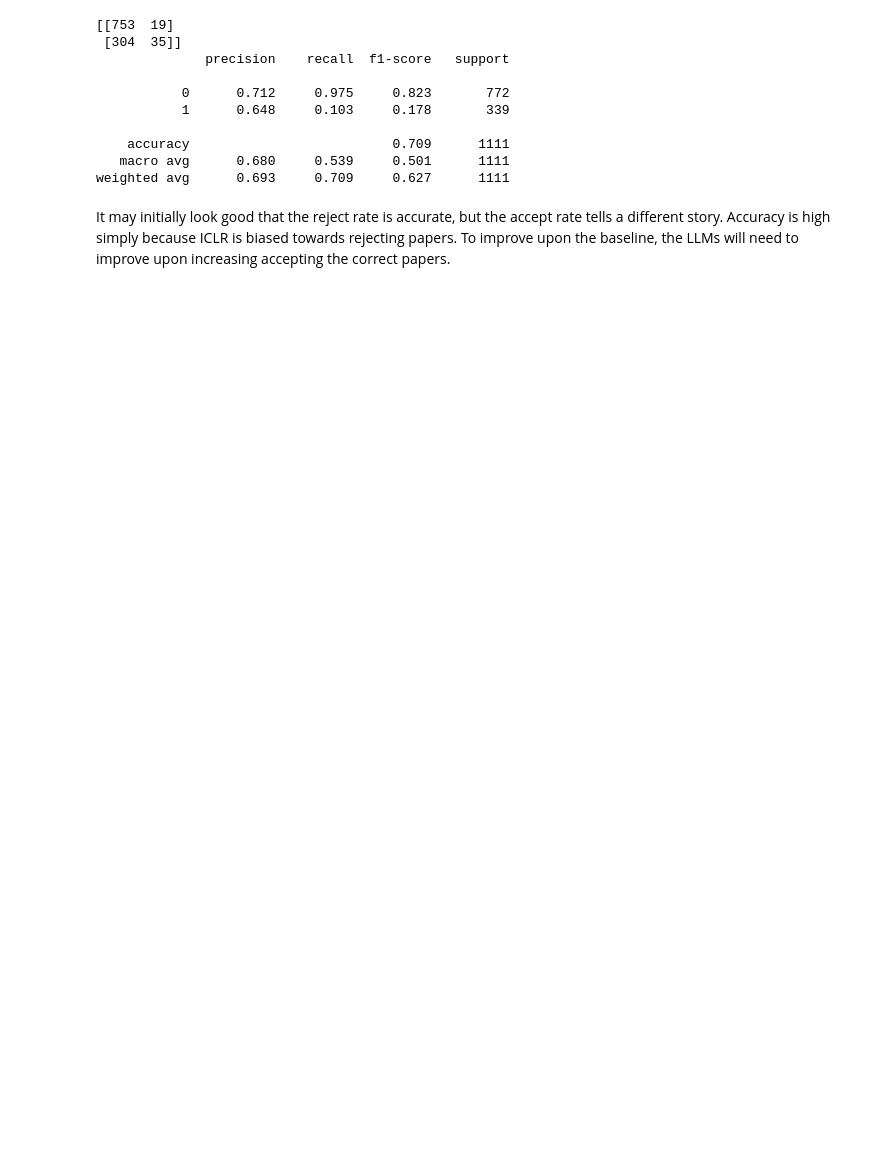
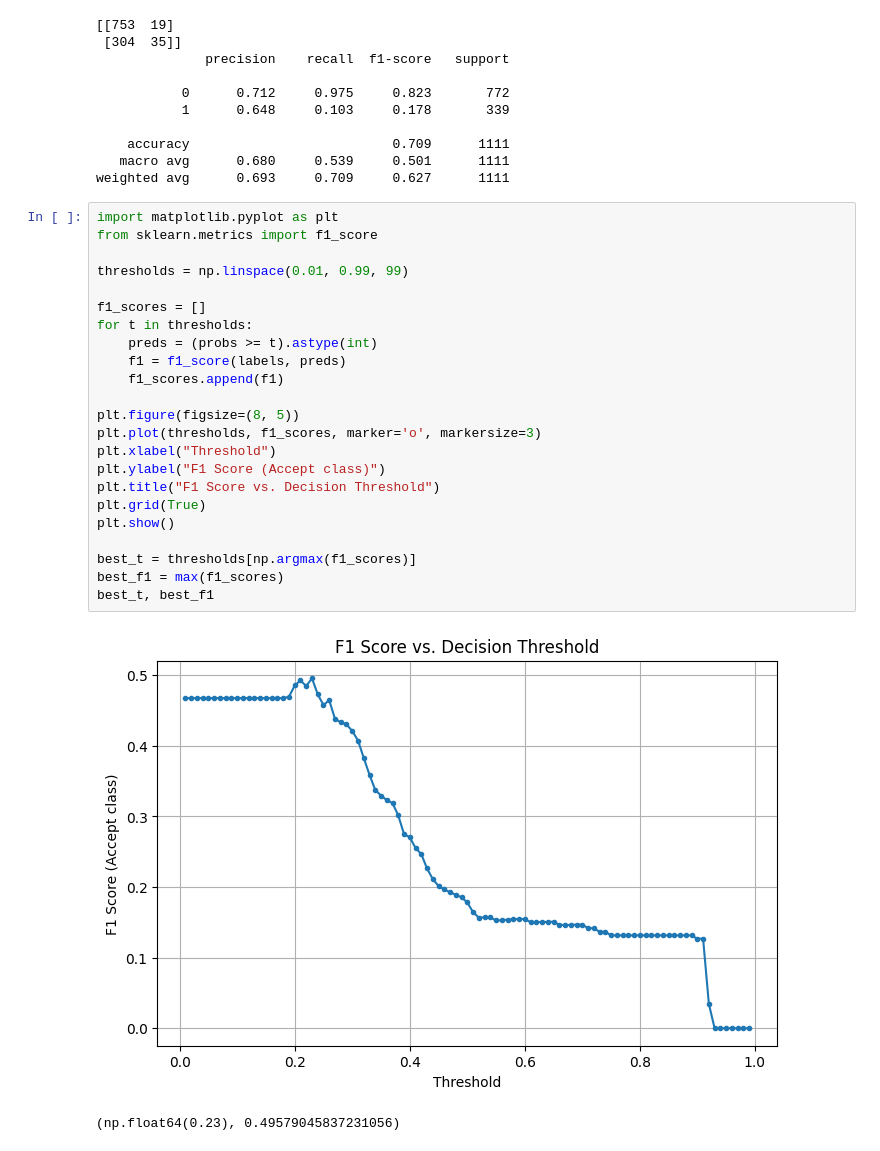
Before and after one commit to samallari/llm-aspr, a Jupyter notebook: notebooks/baseline_bert_classifier.ipynb, the cells around one changed output. Saved outputs shown, nothing was run; the diff lists cells and outputs as text; blank space fills up the shorter version.

Commit message:
Update baseline_bert_classifier.ipynb
Added extra evaluation plots

```diff
--- a/notebooks/baseline_bert_classifier.ipynb
+++ b/notebooks/baseline_bert_classifier.ipynb
@@ -243,5 +243,29 @@ print(classification_report(labels, y_pred, digits=3))
     accuracy                          0.709      1111
    macro avg      0.680     0.539     0.501      1111
 weighted avg      0.693     0.709     0.627      1111
-# %% [markdown]
-It may initially look good that the reject rate is accurate, but the accept rate tells a different story. Accuracy is high simply because ICLR is biased towards rejecting papers. To improve upon the baseline, the LLMs will need to improve upon increasing accepting the correct papers.
+# %%
+import matplotlib.pyplot as plt
+from sklearn.metrics import f1_score
+
+thresholds = np.linspace(0.01, 0.99, 99)
+
+f1_scores = []
+for t in thresholds:
+    preds = (probs >= t).astype(int)
+    f1 = f1_score(labels, preds)
+    f1_scores.append(f1)
+
+plt.figure(figsize=(8, 5))
+plt.plot(thresholds, f1_scores, marker='o', markersize=3)
+plt.xlabel("Threshold")
+plt.ylabel("F1 Score (Accept class)")
+plt.title("F1 Score vs. Decision Threshold")
+plt.grid(True)
+plt.show()
+
+best_t = thresholds[np.argmax(f1_scores)]
+best_f1 = max(f1_scores)
+best_t, best_f1
+# %% [output]
+[figure, added]
+(np.float64(0.23), 0.49579045837231056)
```
Also changed, not shown: parts of 2 cells of this notebook.
